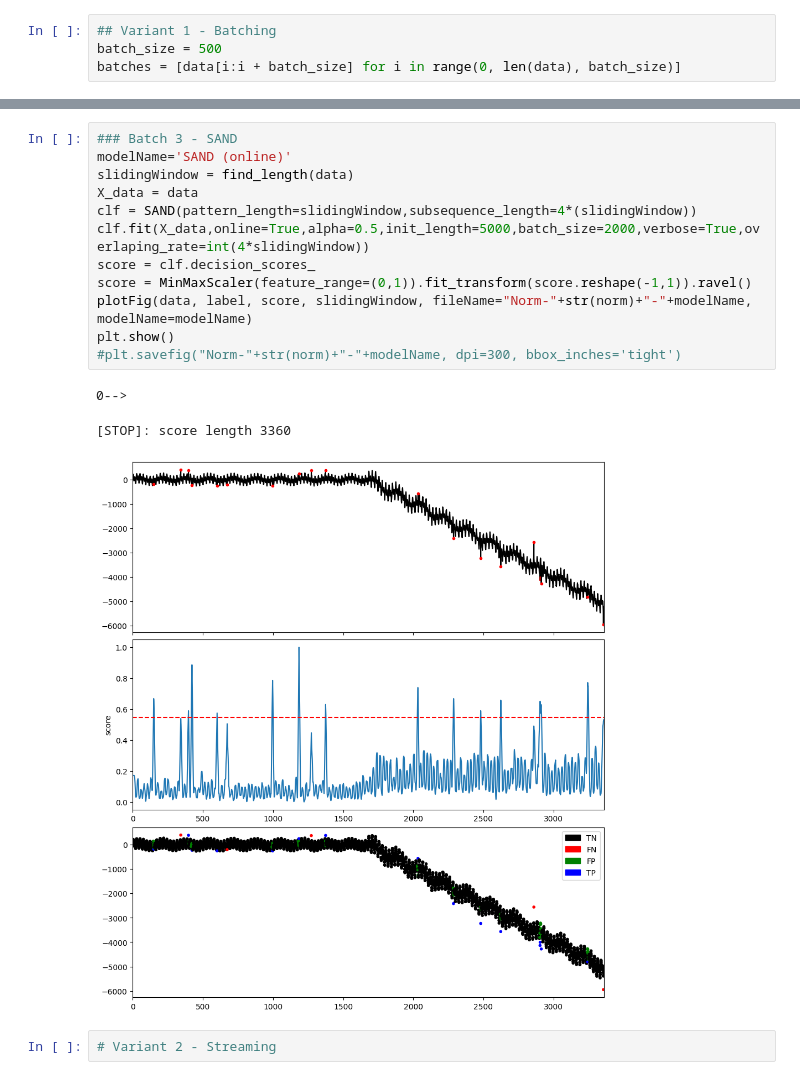
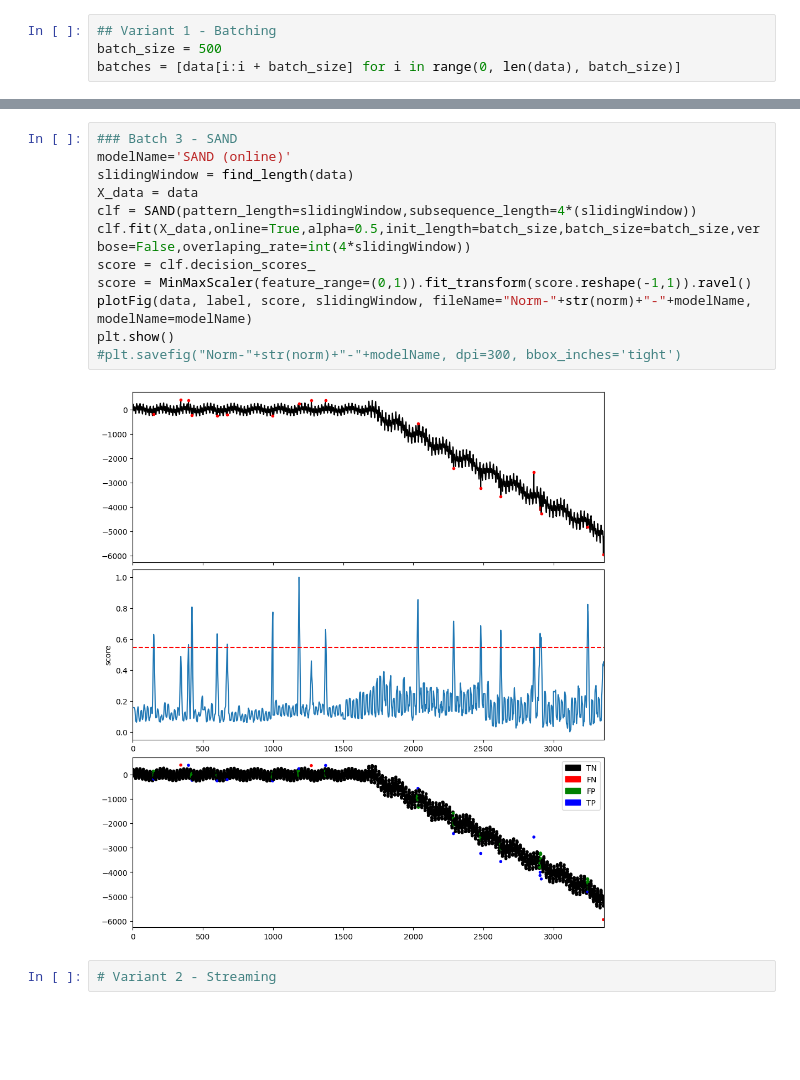
Before and after one commit to balaktsis/StreamingAnomalyLabeling, a Jupyter notebook: ad.ipynb, the cells around one changed output, grey strips where cells are left out. Cells and saved outputs as stored; diff of their text form; blank space fills up the shorter version.

```diff
--- a/ad.ipynb
+++ b/ad.ipynb
@@ -153,19 +153,17 @@ plt.show()
 # %%
 ### Batch 3 - SAND
 modelName='SAND (online)'
 slidingWindow = find_length(data)
 X_data = data
 clf = SAND(pattern_length=slidingWindow,subsequence_length=4*(slidingWindow))
-clf.fit(X_data,online=True,alpha=0.5,init_length=5000,batch_size=2000,verbose=True,overlaping_rate=int(4*slidingWindow))
+clf.fit(X_data,online=True,alpha=0.5,init_length=batch_size,batch_size=batch_size,verbose=False,overlaping_rate=int(4*slidingWindow))
 score = clf.decision_scores_
 score = MinMaxScaler(feature_range=(0,1)).fit_transform(score.reshape(-1,1)).ravel()
 plotFig(data, label, score, slidingWindow, fileName="Norm-"+str(norm)+"-"+modelName, modelName=modelName)
 plt.show()
 #plt.savefig("Norm-"+str(norm)+"-"+modelName, dpi=300, bbox_inches='tight')
 # %% [output]
-0-->
-[STOP]: score length 3360
-[figure, old version]
+[figure, new version]
 # %%
 # Variant 2 - Streaming
 # %%
```
Also changed, not shown: parts of 2 cells of this notebook.
